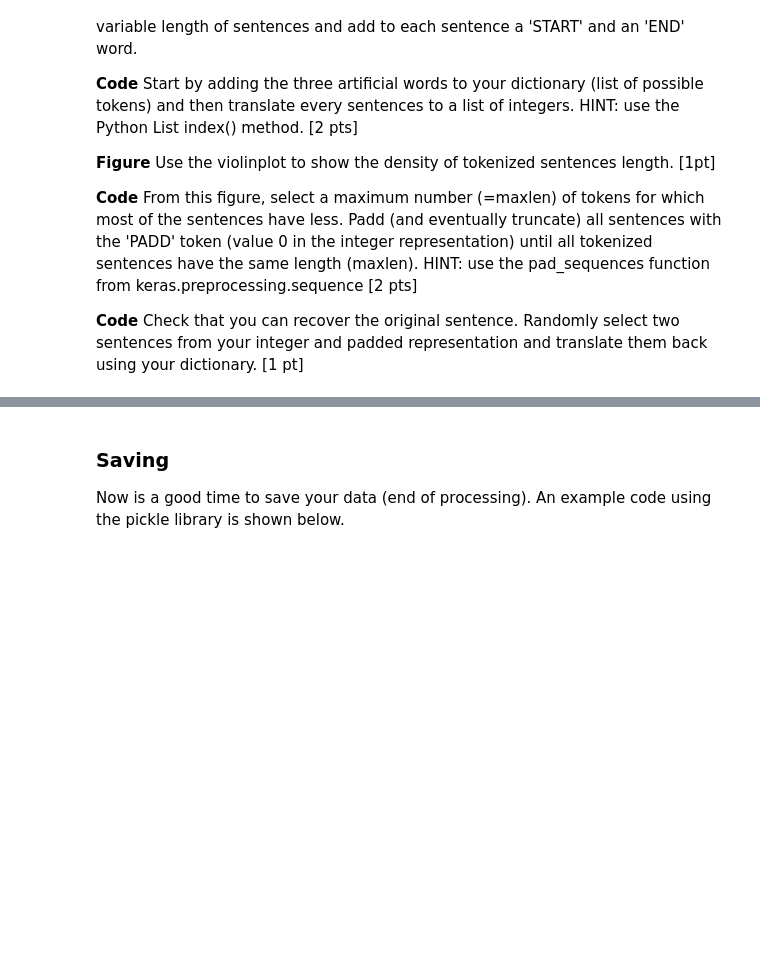
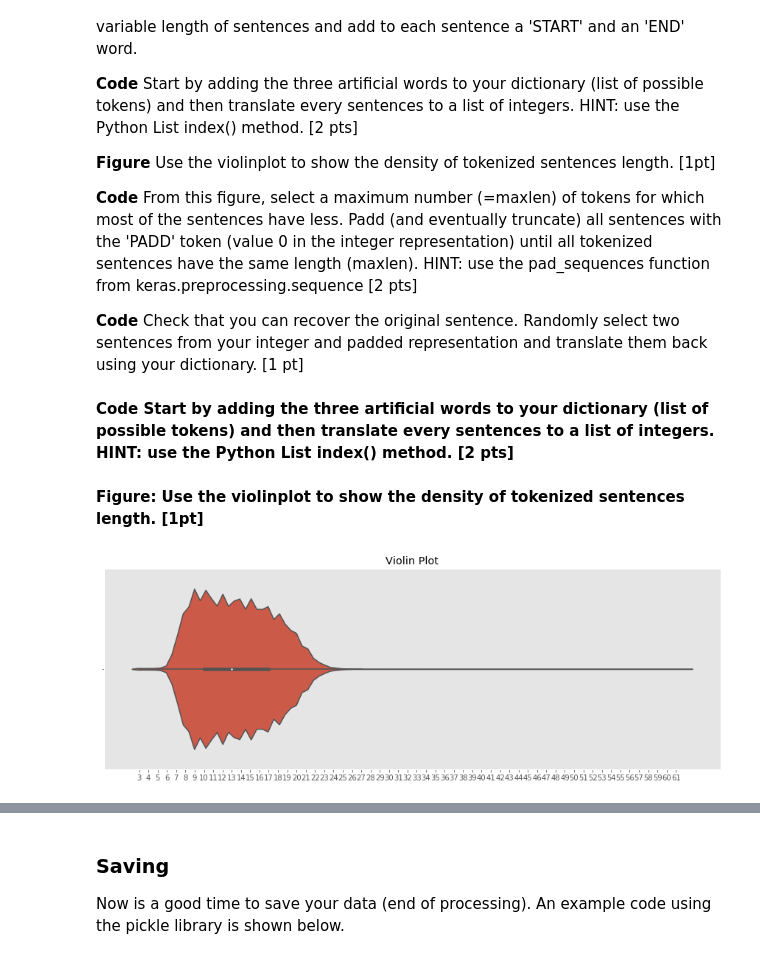
Before and after one commit to devavratTomar/ann_proj2, a Jupyter notebook: miniproject2_ChatBot.ipynb, the cells around one changed output, grey strips where cells are left out. Saved outputs shown, nothing was run; the diff lists cells and outputs as text; code cells hidden in the pictures; blank space fills up the shorter version.

```diff
--- a/miniproject2_ChatBot.ipynb
+++ b/miniproject2_ChatBot.ipynb
@@ -219,0 +312,2 @@ HINT: Start by updating the dictionary accordingly and then remove any sentence
+# %%
+filtered_conversations = filter_dataset(conversations, rare_words)
@@ -231,3 +327,5 @@ HINT: use the Python List index() method. [2 pts]
 HINT: use the pad_sequences function from keras.preprocessing.sequence [2 pts]
 
 **Code** Check that you can recover the original sentence. Randomly select two sentences from your integer and padded representation and translate them back using your dictionary. [1 pt]
+# %% [markdown]
+<b>Code Start by adding the three artificial words to your dictionary (list of possible tokens) and then translate every sentences to a list of integers. HINT: use the Python List index() method. [2 pts]</b>
@@ -233,0 +350,47 @@ HINT: use the pad_sequences function from keras.preprocessing.sequence [2 pts]
+# %%
+def map_conversations(conversations, dict_mapping):
+    """
+    Maps words/tokens of conversation to its corresponding integers
+
+    :param conversations:   conversation to be mapped
+    :param dict_mapping:    mapping of tokens defined by their index
+
+    :return: mapped conversation
+    """
+
+    mapped_conversations = []
+
+    for conversation in conversations:
+
+        mapped_conversation = []
+
+        for sentence in conversation:
+
+            mapped_sentence = [dict_mapping.index('START')]
+
+            for word in sentence:
+                mapped_sentence.append(dict_mapping.index(word))
+
+            mapped_sentence.append(dict_mapping.index('END'))
+            mapped_conversation.append(mapped_sentence)
+
+        mapped_conversations.append(mapped_conversation)
+
+    return mapped_conversations
+
+mapped_conversations = map_conversations(filtered_conversations, dict_mapping)
+# %% [markdown]
+<b>Figure: Use the violinplot to show the density of tokenized sentences length. [1pt]</b>
+# %%
+import seaborn as sns
+
+fig, ax = plt.subplots(figsize=(15, 5))
+#plt.figure(figsize=(15, 5))
+plt.title("Violin Plot")
+sentence_length = [len(sentence) for conversation in mapped_conversations for sentence in conversation]
+sns.violinplot(x=sentence_length )
+start, end = (min(sentence_length), max(sentence_length))
+ax.xaxis.set_ticks(np.arange(start, end, 1))
+plt.show()
+# %% [output]
+[figure, added]
```
Also changed, not shown: parts of 35 cells of this notebook, 1 other file.
